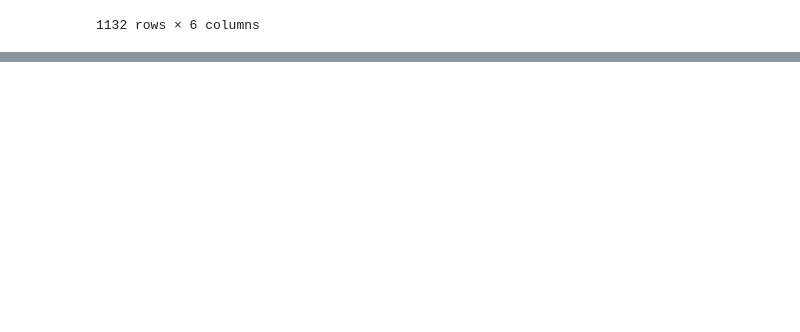
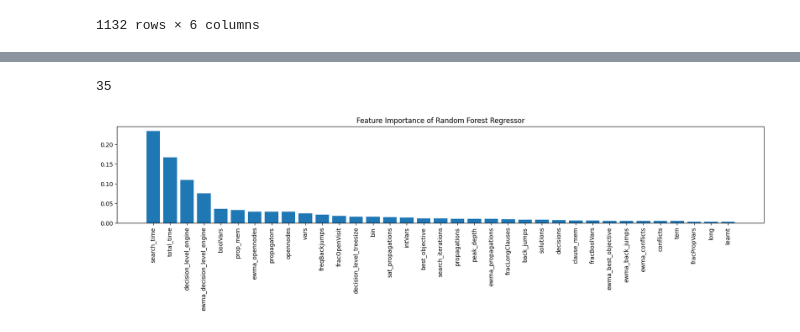
Before and after one commit to IDMP-B-2022/done-soon, a Jupyter notebook: classifiers.ipynb, the cells around one changed output, grey strips where cells are left out. Saved outputs shown, nothing was run; the diff lists cells and outputs as text; code cells hidden in the pictures; blank space fills up the shorter version.

Commit message:
Readd classifier work

```diff
--- a/classifiers.ipynb
+++ b/classifiers.ipynb
@@ -144,0 +173,4 @@ KeyError: 'search_time'
+# %%
+all_data_filtered = all_data[all_data['normal_time'] > 10]
+all_data_filtered.shape
+print(all_data_filtered.iloc[[0]].statistics[0][0].keys())
@@ -171,0 +214,8 @@ for i in tqdm(range(1,200)):
+# %%
+def preprocessing(df):
+    df1=df.drop(['mzn','dzn'], axis=1)
+    df1.drop(df1.columns[df1.nunique() == 1], axis=1, inplace=True) #drop cols with constant value
+    #rescale data
+    transformer = MaxAbsScaler().fit(df1)
+    df1 = pd.DataFrame(transformer.transform(df1), columns=df1.columns, index=df1.index) #normalise data
+    return df1
@@ -171,0 +226,6 @@ for i in tqdm(range(1,200)):
+# %%
+df=features_at_percent[5] #THE NUMBER HERE IS THE % OF TL
+df=preprocessing(df)
+# training-testing split
+X_train, X_test, y_train, y_test  = train_test_split(df.drop(columns = ["solved_within_time_limit"]),\
+                                                     df["solved_within_time_limit"], test_size=0.25, random_state=22)
@@ -171,0 +286,8 @@ for i in tqdm(range(1,200)):
+# %%
+rf_reg = RandomForestClassifier(min_samples_leaf = 5)
+rf_reg.fit(X_train,y_train)
+
+predictions = rf_reg.predict(X_test)
+importances = rf_reg.feature_importances_
+
+print('The F1 score with all features of a RandomForestClassifier with min_samples_leaf of 5 is ', f1_score(y_test, predictions))
@@ -171,0 +308,13 @@ for i in tqdm(range(1,200)):
+# %%
+
+
+sorted_importance_indices = np.argsort(importances)[::-1]
+
+plt.title('Feature Importance of Random Forest Regressor')
+plt.bar(range(len(sorted_importance_indices)), importances[sorted_importance_indices], align='center')
+plt.xticks(range(len(sorted_importance_indices)), X_train.columns[sorted_importance_indices], rotation=90)
+plt.rcParams["figure.figsize"] = (20,3)
+plt.show()
+# %% [output]
+35
+[figure, added]
```
Also changed, not shown: parts of 22 cells of this notebook.
